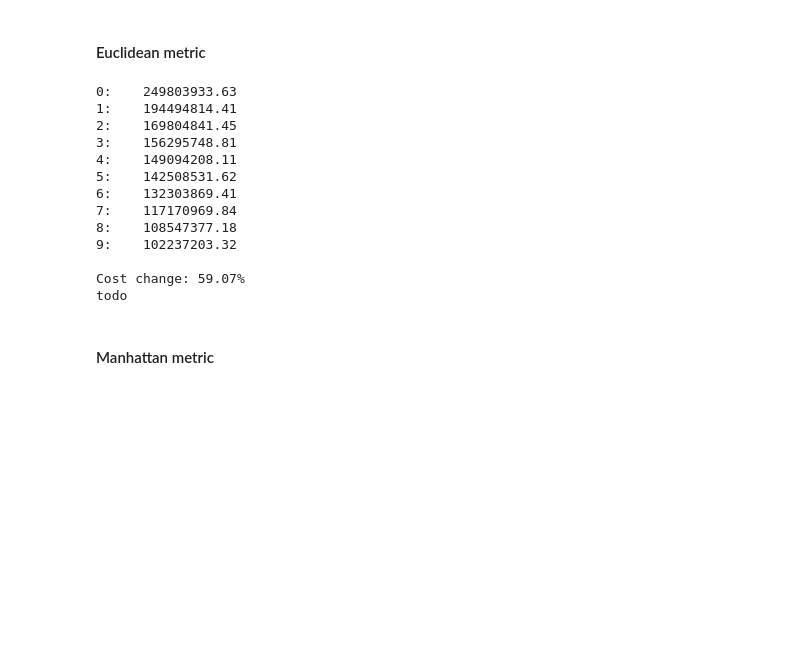
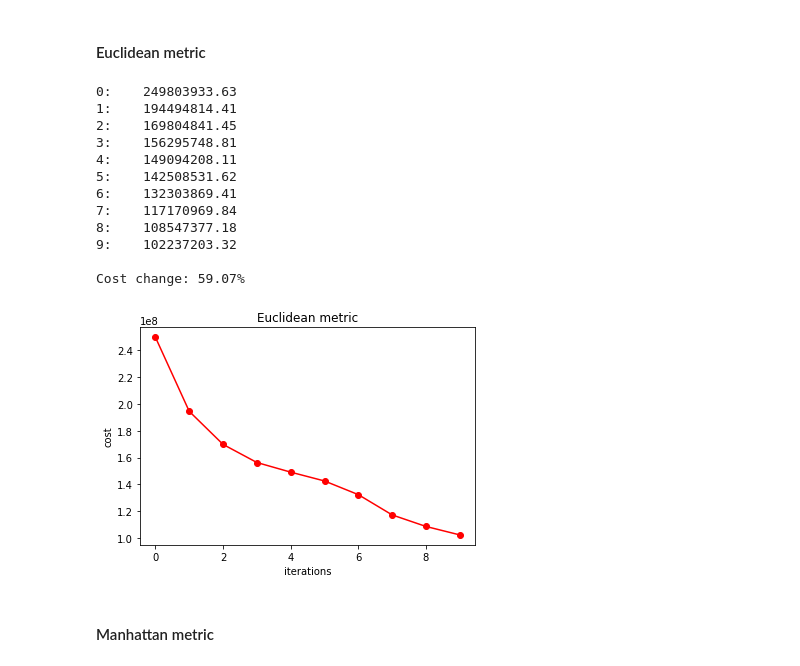
Before and after one commit to jurczewski/PiADZD, a Jupyter notebook: zad3/Zad3.ipynb, the cells around one changed output. Saved outputs shown, nothing was run; the diff lists cells and outputs as text; code cells hidden in the pictures; blank space fills up the shorter version.

```diff
--- a/zad3/Zad3.ipynb
+++ b/zad3/Zad3.ipynb
@@ -132,22 +140,22 @@ centroids = np.loadtxt('3/3c.txt')
 # %%
 iter_costs = kmeans_cost(ITERATIONS, points, centroids, Euclidean)
 
 print_costs(iter_costs)
-plot_costs(iter_costs)
+plot_costs(iter_costs, 'Euclidean metric')
 # %% [output]
 0:    249803933.63
 1:    194494814.41
 2:    169804841.45
 3:    156295748.81
 4:    149094208.11
 5:    142508531.62
 6:    132303869.41
 7:    117170969.84
 8:    108547377.18
 9:    102237203.32
 
 Cost change: 59.07%
-todo
+[figure, added]
 # %% [markdown]
 #### Manhattan metric
 # %%
```
Also changed, not shown: parts of 5 cells of this notebook, 1 other file.
